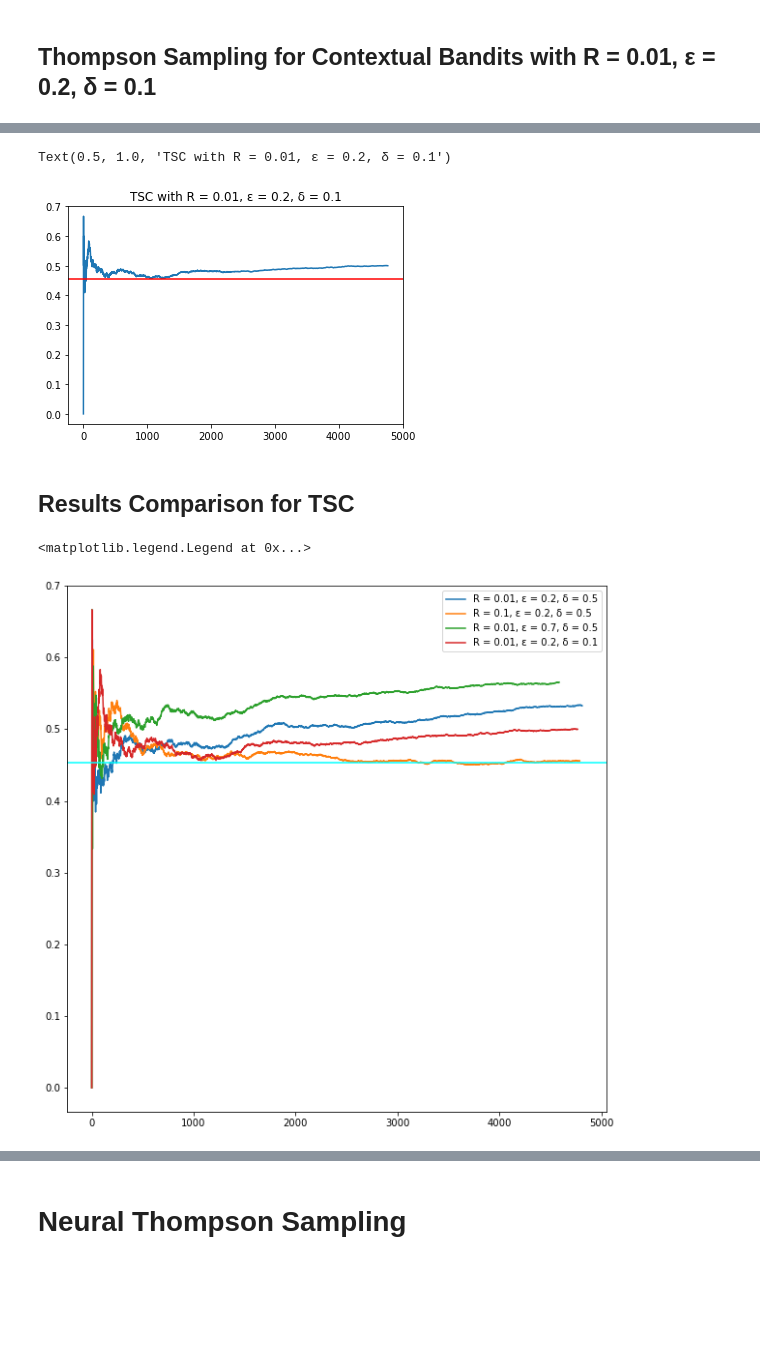
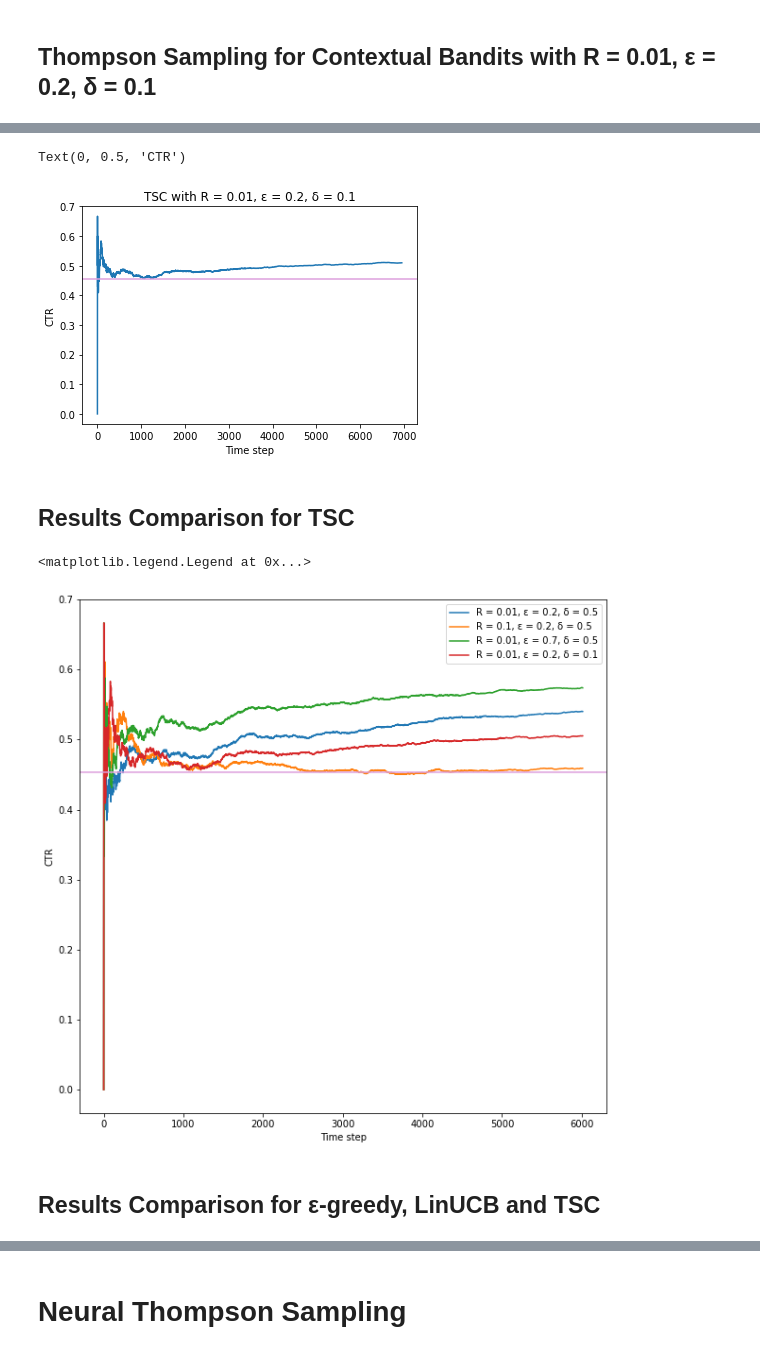
Before and after one commit to RomanGorelsky/Contextual_bandits, a Jupyter notebook: Contextual_bandits_Project.ipynb, the cells around one changed output, grey strips where cells are left out. Cells and saved outputs as stored; diff of their text form; code cells hidden in the pictures; blank space fills up the shorter version.

```diff
--- a/Contextual_bandits_Project.ipynb
+++ b/Contextual_bandits_Project.ipynb
@@ -1402 +1422,9 @@ Step 70000
+# %%
+# Serializing "simulation_thompson_sampling_contextual_e07" to a file
+
+with open("simulation_thompson_sampling_contextual_eps07.pkl", "wb") as f:
+    pickle.dump(simulation_thompson_sampling_contextual_eps07, f)
+# %%
+with open("pickles//simulation_thompson_sampling_contextual_eps07.pkl", "rb") as f:
+    saved_tsc_eps07 = pickle.load(f)
 # %%
@@ -1440,9 +1470,19 @@ Step 70000
+# %%
+# Serializing "simulation_thompson_sampling_contextual_delta01" to a file
+
+with open("simulation_thompson_sampling_contextual_delta01.pkl", "wb") as f:
+    pickle.dump(simulation_thompson_sampling_contextual_delta01, f)
+# %%
+with open("pickles//simulation_thompson_sampling_contextual_delta01.pkl", "rb") as f:
+    saved_tsc_delta01 = pickle.load(f)
 # %%
-plt.plot(simulation_thompson_sampling_contextual_delta01["ctr"])
-plt.axhline(y=reward_mean, color = "red")
+plt.plot(saved_tsc_delta01["ctr"])
+plt.axhline(y = reward_mean, color = "plum")
 plt.title("TSC with R = 0.01, ε = 0.2, δ = 0.1")
+plt.xlabel("Time step")
+plt.ylabel("CTR")
 # %% [output]
-Text(0.5, 1.0, 'TSC with R = 0.01, ε = 0.2, δ = 0.1')
+Text(0, 0.5, 'CTR')
-[figure, old version]
+[figure, new version]
 # %% [markdown]
 ## Results Comparison for TSC
@@ -1449,11 +1494,15 @@ Text(0.5, 1.0, 'TSC with R = 0.01, ε = 0.2, δ = 0.1')
 # %%
 plt.figure(figsize=(10, 10))
-plt.plot(simulation_thompson_sampling_contextual_eps02["ctr"], label = "R = 0.01, ε = 0.2, δ = 0.5")
-plt.plot(simulation_thompson_sampling_contextual_r01["ctr"], label = "R = 0.1, ε = 0.2, δ = 0.5")
-plt.plot(simulation_thompson_sampling_contextual_e07["ctr"], label = "R = 0.01, ε = 0.7, δ = 0.5")
-plt.plot(simulation_thompson_sampling_contextual_delta01["ctr"], label = "R = 0.01, ε = 0.2, δ = 0.1")
-plt.axhline(y = reward_mean, color = "cyan")
+plt.plot(saved_tsc_eps02["ctr"][: min_tsc_time_steps], label = "R = 0.01, ε = 0.2, δ = 0.5")
+plt.plot(saved_tsc_r01["ctr"][: min_tsc_time_steps], label = "R = 0.1, ε = 0.2, δ = 0.5")
+plt.plot(saved_tsc_eps07["ctr"][: min_tsc_time_steps], label = "R = 0.01, ε = 0.7, δ = 0.5")
+plt.plot(saved_tsc_delta01["ctr"][: min_tsc_time_steps], label = "R = 0.01, ε = 0.2, δ = 0.1")
+plt.axhline(y = reward_mean, color = "plum")
+plt.xlabel("Time step")
+plt.ylabel("CTR")
 plt.legend()
 # %% [output]
 <matplotlib.legend.Legend at 0x...>
-[figure, old version]
+[figure, new version]
+# %% [markdown]
+## Results Comparison for ε-greedy, LinUCB and TSC
```
Also changed, not shown: parts of 18 cells of this notebook, 5 other files.
